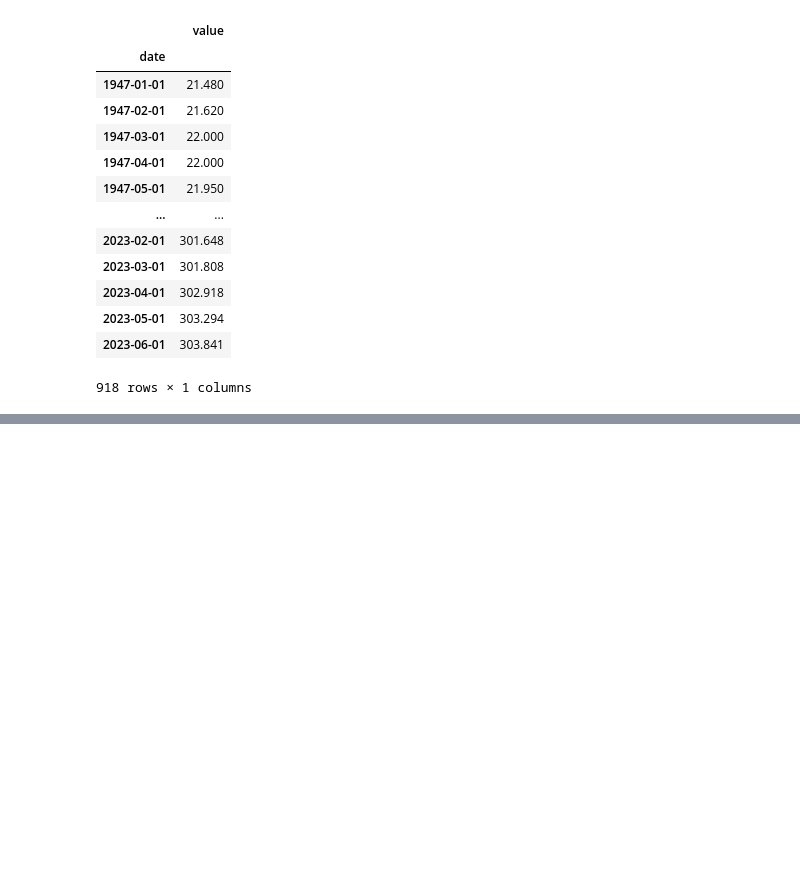
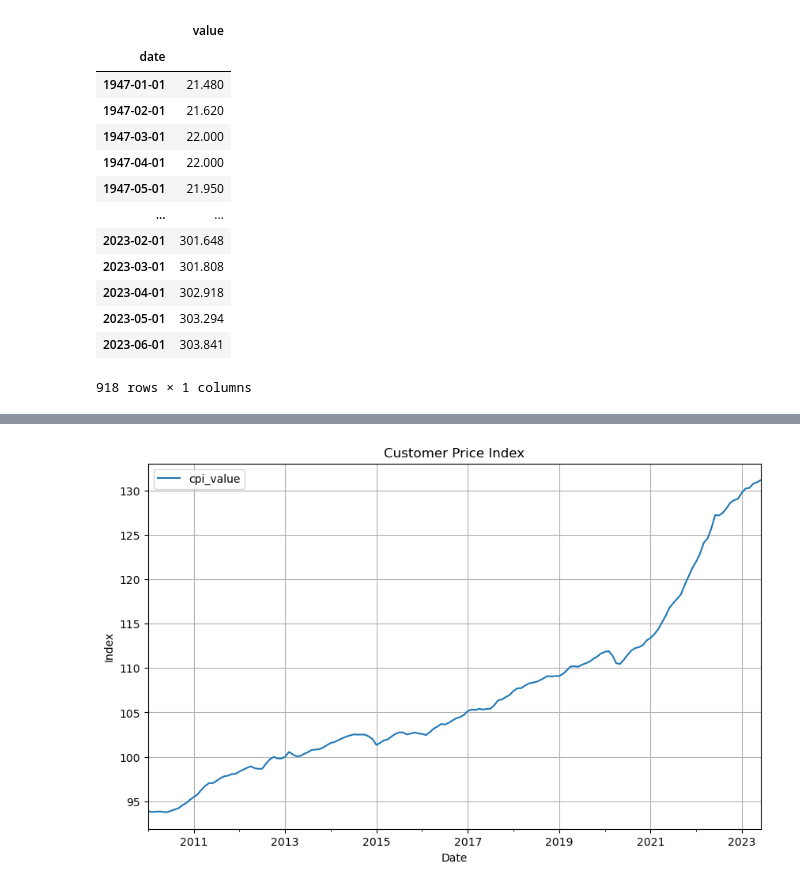
Before and after one commit to xraySMULu/the-big-squeeze, a Jupyter notebook: Code/mn_analysis.ipynb, the cells around one changed output, grey strips where cells are left out. Cells and saved outputs as stored; diff of their text form; code cells hidden in the pictures; blank space fills up the shorter version.

```diff
--- a/Code/mn_analysis.ipynb
+++ b/Code/mn_analysis.ipynb
@@ -58,8 +63,8 @@ import numpy as np
 # %%
-#Read Inflation rates csv file into a dataframe
+#Read Inflation rates (CPI) csv file into a dataframe and display the data
 
-inflation_df=pd.read_csv("../Resources/Data/US_inflation_rates.csv",index_col='date',parse_dates=True).dropna()
-inflation_df
+cpi_df=pd.read_csv("../Resources/Data/US_inflation_rates.csv",index_col='date',parse_dates=True).dropna()
+cpi_df
 # %% [output]
 |  | value |
 | date |  |
@@ -77,0 +104,13 @@ inflation_df
+# %%
+
+# Rename the index and column names in both CPI Dataframe and HPI Dataframe
+
+cpi_df.index.name='Date'
+hpi_df.index.name='Date'
+
+cpi_df=cpi_df.rename(columns={'value':'cpi_value'})
+hpi_df=hpi_df.rename(columns={'CSUSHPISA':'hpi_value'})
+
+#Display the changed names
+display(cpi_df.head())
+display(hpi_df.head())
@@ -77,0 +132,11 @@ inflation_df
+# %%
+# Slice the dataframe to align the timelines of both data frames to include 10 years of data from 2013-01-01 to 2023-06-01
+cpi_df=cpi_df.loc['2010-01-01':'2023-06-01']
+hpi_df=hpi_df.loc['2010-01-01':'2023-06-01']
+
+#Handle missing values
+cpi_df.dropna()
+hpi_df.dropna()
+
+display(cpi_df.head())
+display(hpi_df.head())
@@ -77,0 +160,9 @@ inflation_df
+# %%
+# Normalize the CPI date by Indexing both dataframes to 100 at a baseline year
+
+def normalize_cpi(x):
+    index= (x/231.670) * 100
+    return index
+
+cpi_df['cpi_value']=cpi_df['cpi_value'].apply(normalize_cpi)
+cpi_df
@@ -77,0 +233,8 @@ inflation_df
+# %%
+# Plot the CPI dataframe  to explore the changes over time
+cpi_df.plot(title="Customer Price Index",figsize=(10,6),legend=True)
+plt.ylabel('Index')
+plt.grid()
+plt.show()
+# %% [output]
+[figure, added]
```
Also changed, not shown: parts of 28 cells of this notebook.
